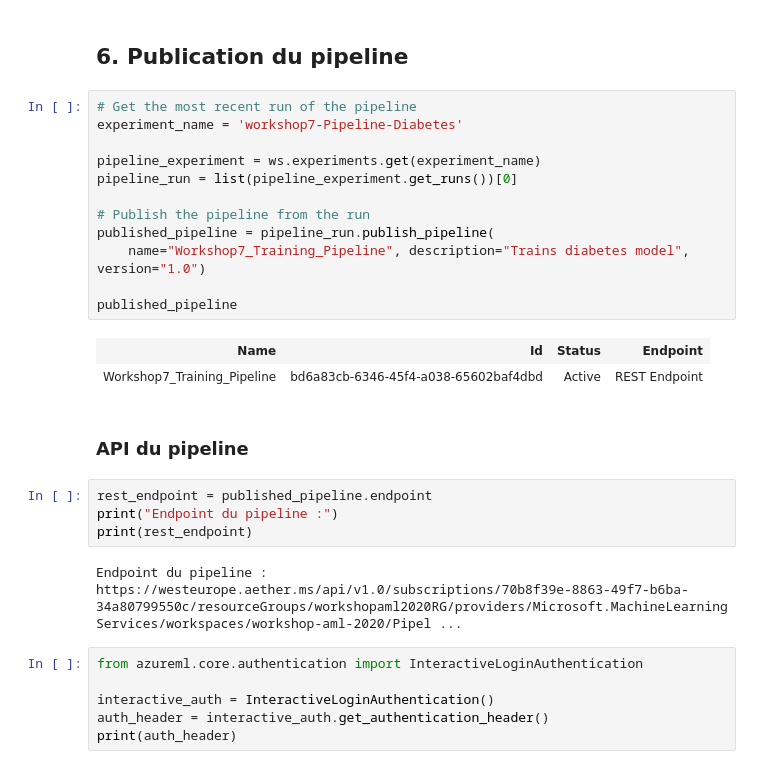
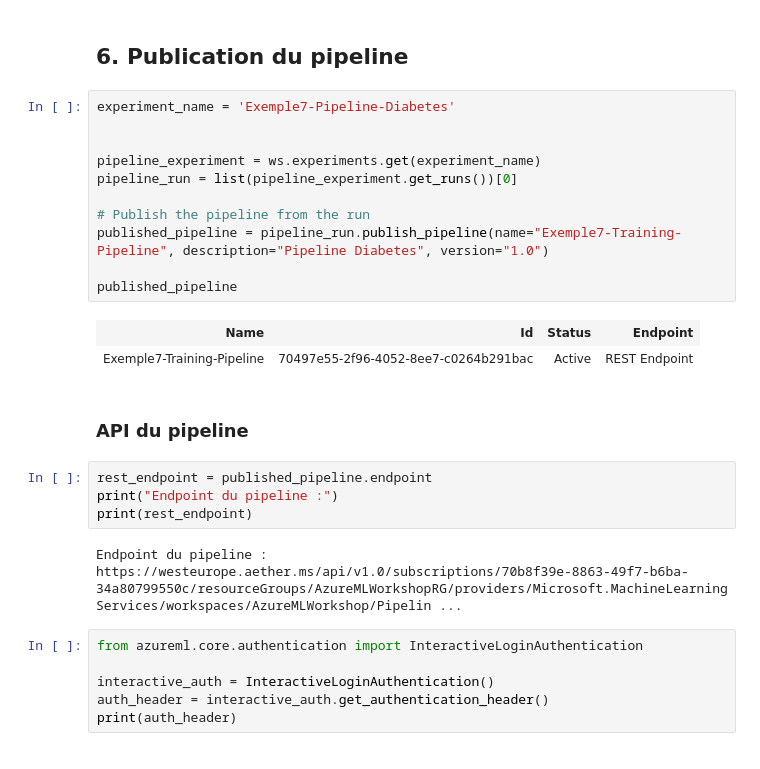
Before and after one commit to retkowsky/WorkshopAML2020, a Jupyter notebook: 7 Pipelines avec Azure ML.ipynb, the cells around one changed output. Drawn from its saved outputs; the diff is of its cells as text.

```diff
--- a/7 Pipelines avec Azure ML.ipynb
+++ b/7 Pipelines avec Azure ML.ipynb
@@ -404,20 +375,19 @@ You can use the [Azure Machine Learning extension for Azure DevOps](https://mark
 # %% [markdown]
 ## 6. Publication du pipeline
 # %%
-# Get the most recent run of the pipeline
-experiment_name = 'workshop7-Pipeline-Diabetes'
+experiment_name = 'Exemple7-Pipeline-Diabetes'
+
 
 pipeline_experiment = ws.experiments.get(experiment_name)
 pipeline_run = list(pipeline_experiment.get_runs())[0]
 
 # Publish the pipeline from the run
-published_pipeline = pipeline_run.publish_pipeline(
-    name="Workshop7_Training_Pipeline", description="Trains diabetes model", version="1.0")
+published_pipeline = pipeline_run.publish_pipeline(name="Exemple7-Training-Pipeline", description="Pipeline Diabetes", version="1.0")
 
 published_pipeline
 # %% [output]
 | Name | Id | Status | Endpoint |
-| Workshop7_Training_Pipeline | bd6a83cb-6346-45f4-a038-65602baf4dbd | Active | REST Endpoint |
+| Exemple7-Training-Pipeline | 70497e55-2f96-4052-8ee7-c0264b291bac | Active | REST Endpoint |
 # %% [markdown]
 ### API du pipeline
 # %%
@@ -426,7 +396,7 @@ print("Endpoint du pipeline :")
 print(rest_endpoint)
 # %% [output]
 Endpoint du pipeline :
-https://westeurope.aether.ms/api/v1.0/subscriptions/70b8f39e-8863-49f7-b6ba-34a80799550c/resourceGroups/workshopaml2020RG/providers/Microsoft.MachineLearningServices/workspaces/workshop-aml-2020/Pipel ...
+https://westeurope.aether.ms/api/v1.0/subscriptions/70b8f39e-8863-49f7-b6ba-34a80799550c/resourceGroups/AzureMLWorkshopRG/providers/Microsoft.MachineLearningServices/workspaces/AzureMLWorkshop/Pipelin ...
 # %%
 from azureml.core.authentication import InteractiveLoginAuthentication
 
```
Also changed, not shown: parts of 22 cells of this notebook, 12 other files.
